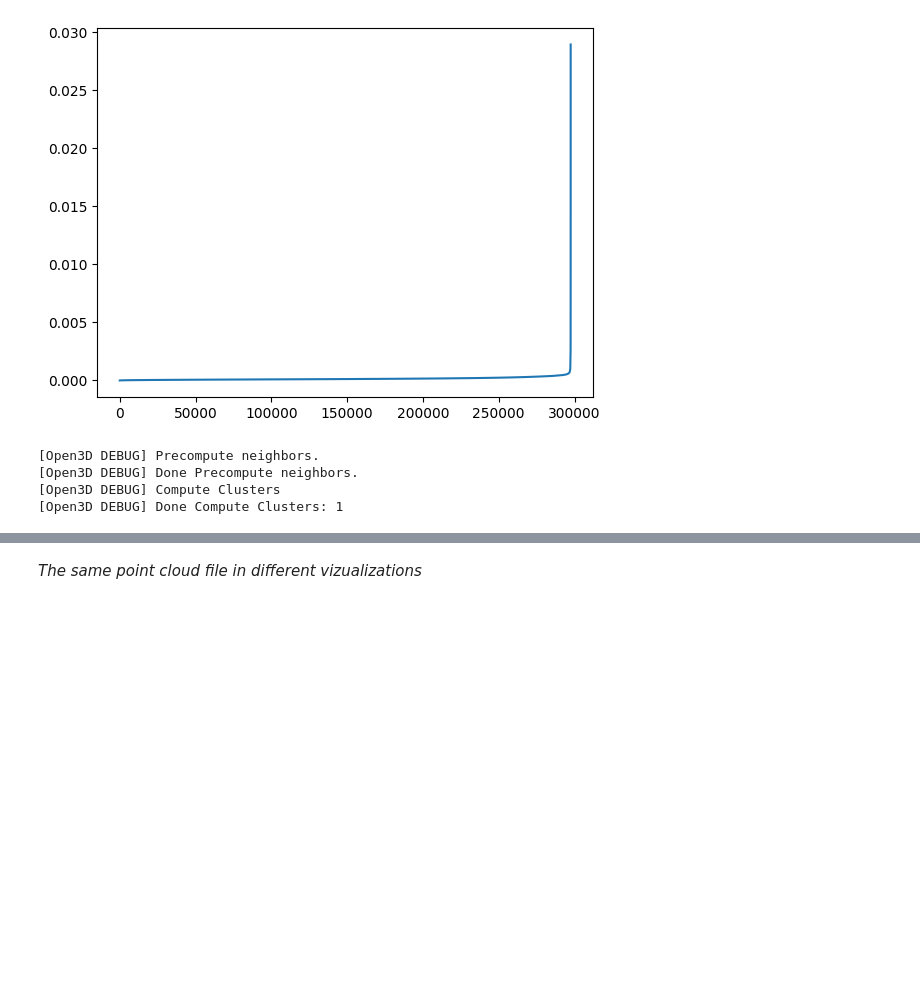
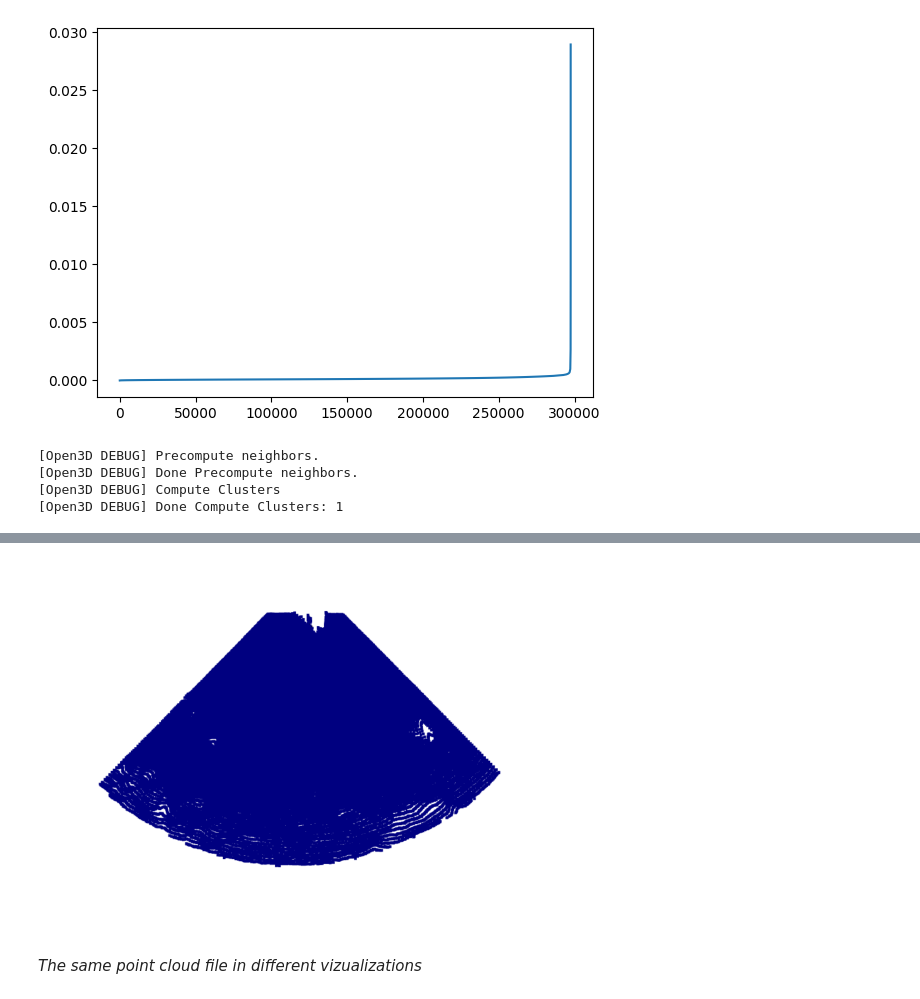
Before and after one commit to asc-csa/LEAD-Rover-Data-Tutorial, a Jupyter notebook: LEAD_Rover_Data_Tutorial.ipynb, the cells around one changed output, grey strips where cells are left out. Cells and saved outputs as stored; diff of their text form; code cells hidden in the pictures; blank space fills up the shorter version.

```diff
--- a/LEAD_Rover_Data_Tutorial.ipynb
+++ b/LEAD_Rover_Data_Tutorial.ipynb
@@ -212,3 +212,11 @@ o3d.visualization.draw_geometries([pcd_dbscan])
+# %%
+#Visualizing
+img = imageio.imread("2-DBSCAN.png")
+plt.imshow(img)
+plt.axis("off")
+plt.show()
+# %% [output]
+[figure, added]
 # %%
 #Other visualizations
 i = 0
```
Also changed, not shown: parts of 13 cells of this notebook.
